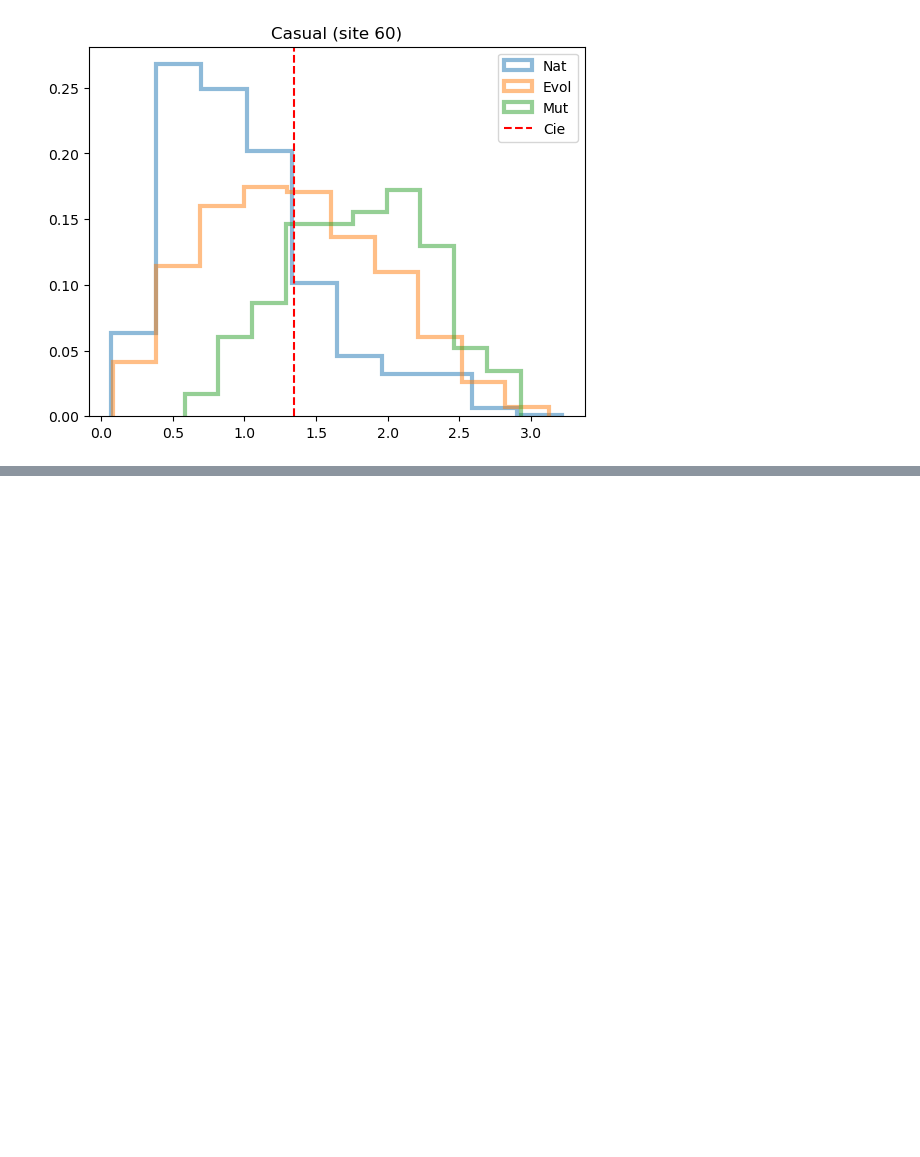
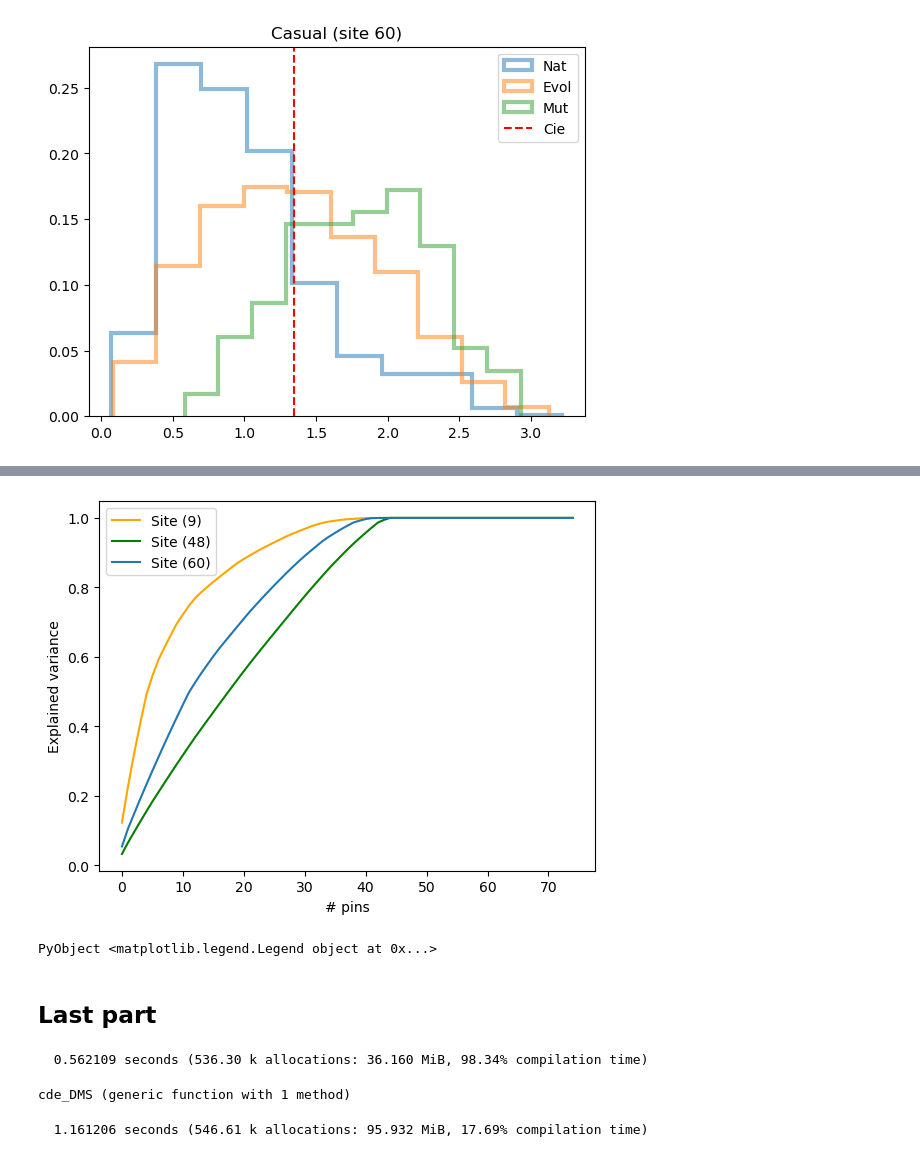
Before and after one commit to leonardodibari/Gen.jl, a Jupyter notebook: notebooks/mutability.ipynb, the cells around one changed output, grey strips where cells are left out. Drawn from its saved outputs; the diff is of its cells as text; code cells hidden in the pictures; blank space fills up the shorter version.

```diff
--- a/notebooks/mutability.ipynb
+++ b/notebooks/mutability.ipynb
@@ -341,0 +350,33 @@ savefig("../cas.png")
+# %%
+plt.plot(expl_var[1:75,ep] , color = "orange", label = "Site ($ep)")
+plt.plot(expl_var[1:75,var] , color= "green", label = "Site ($var)")
+plt.plot(expl_var[1:75,cas] , label = "Site ($cas)")
+plt.xlabel("# pins")
+plt.ylabel("Explained variance")
+plt.legend()
+# %% [output]
+[figure, added]
+PyObject <matplotlib.legend.Legend object at 0x...>
+# %% [markdown]
+## Last part
+# %%
+wt_thornton = Int8.(readdlm("../data/alignments/refs/wt_thornton")[:]);
+@time cde_wt = cont_dep_entr_without_deg(wt_thornton, h, J, q = 21) ;
+# %% [output]
+  0.562109 seconds (536.30 k allocations: 36.160 MiB, 98.34% compilation time)
+# %%
+function cde_DMS(wt, h, J)
+    N = length(wt)
+    cde = zeros(N, 21, N)
+    cde_wt = cont_dep_entr_without_deg(wt, h, J, q = 21)
+    for n in 1:N
+        for a in 1:21
+            seq = deepcopy(wt)
+            seq[n] = a
+            cde[:, a , n] = (cont_dep_entr_without_deg(seq, h, J, q = 21)) .- cde_wt
+        end
+    end
+    return cde
+end
+# %% [output]
+cde_DMS (generic function with 1 method)
@@ -341,0 +391,4 @@ savefig("../cas.png")
+# %%
+@time delta_cde = cde_DMS(wt_thornton, h, J);
+# %% [output]
+  1.161206 seconds (546.61 k allocations: 95.932 MiB, 17.69% compilation time)
```
Also changed, not shown: parts of 44 cells of this notebook, 29 other files.
